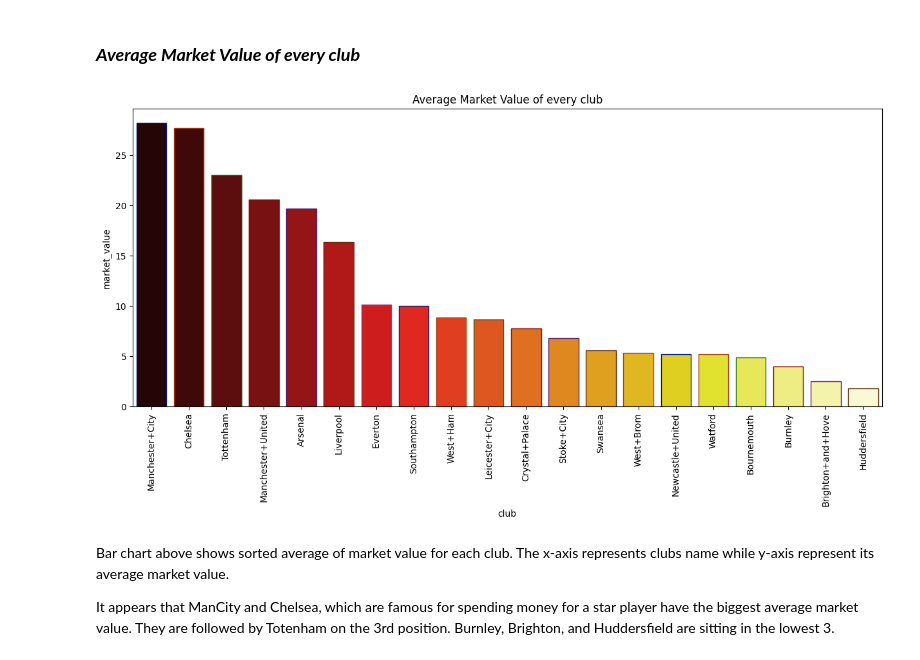
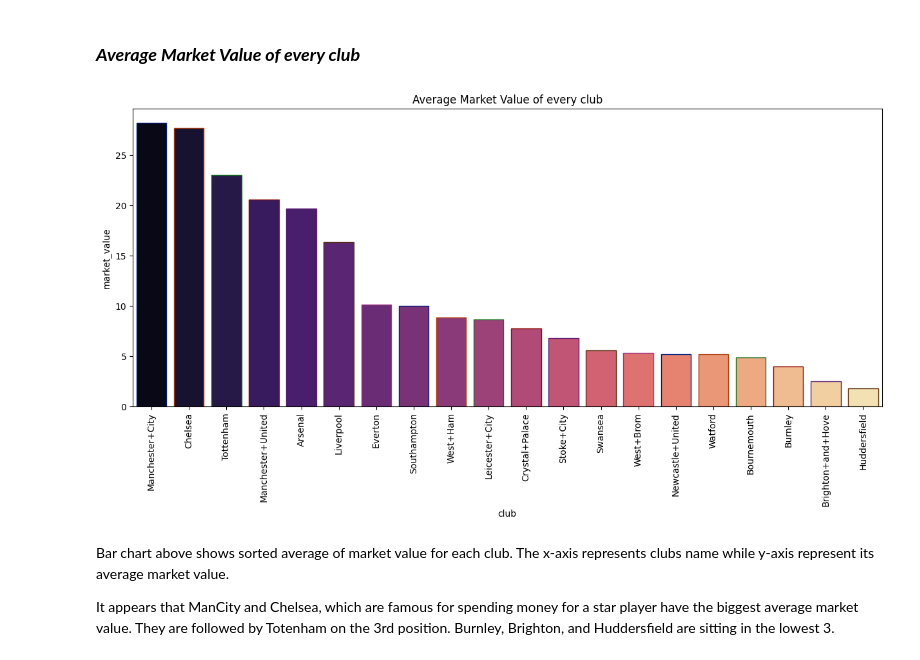
Before and after one commit to Sark-07/Player_market_value, a Jupyter notebook: football_player_market_value.ipynb, the cells around one changed output. Saved outputs shown, nothing was run; the diff lists cells and outputs as text; code cells hidden in the pictures.

```diff
--- a/football_player_market_value.ipynb
+++ b/football_player_market_value.ipynb
@@ -165,12 +165,12 @@ It appears that Eden Hazard and Paul Pogba have the biggest market value, which
 # %%
 players_meanmv=pd.DataFrame(players.groupby(['club'])['market_value'].mean()).reset_index().sort_values('market_value',ascending=False)
 plt.subplots(figsize=(15,6))
-sns.barplot(x="club", y="market_value",data=players_meanmv,palette='hot',edgecolor=sns.color_palette('dark',7))
+sns.barplot(x="club", y="market_value",data=players_meanmv,palette='magma',edgecolor=sns.color_palette('dark',7))
 plt.xticks(rotation=90)
 plt.title('Average Market Value of every club')
 plt.show()
 # %% [output]
-[figure, old version]
+[figure, new version]
 # %% [markdown]
 Bar chart above shows sorted average of market value for each club. The x-axis represents clubs name while y-axis represent its average market value.
 
```
Also changed, not shown: parts of 3 cells of this notebook.
